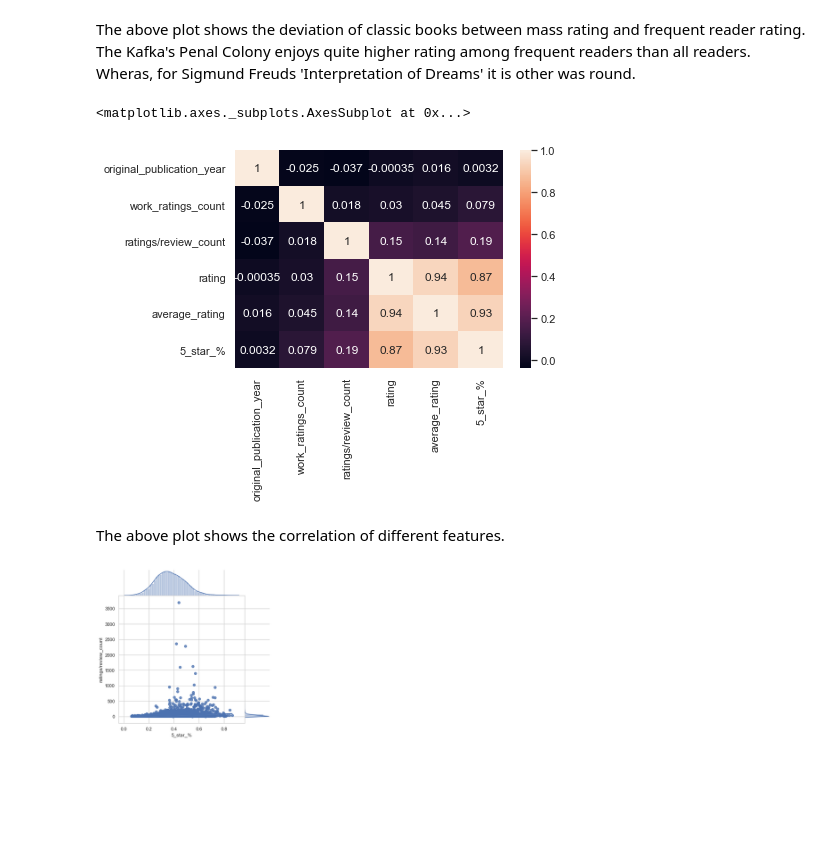
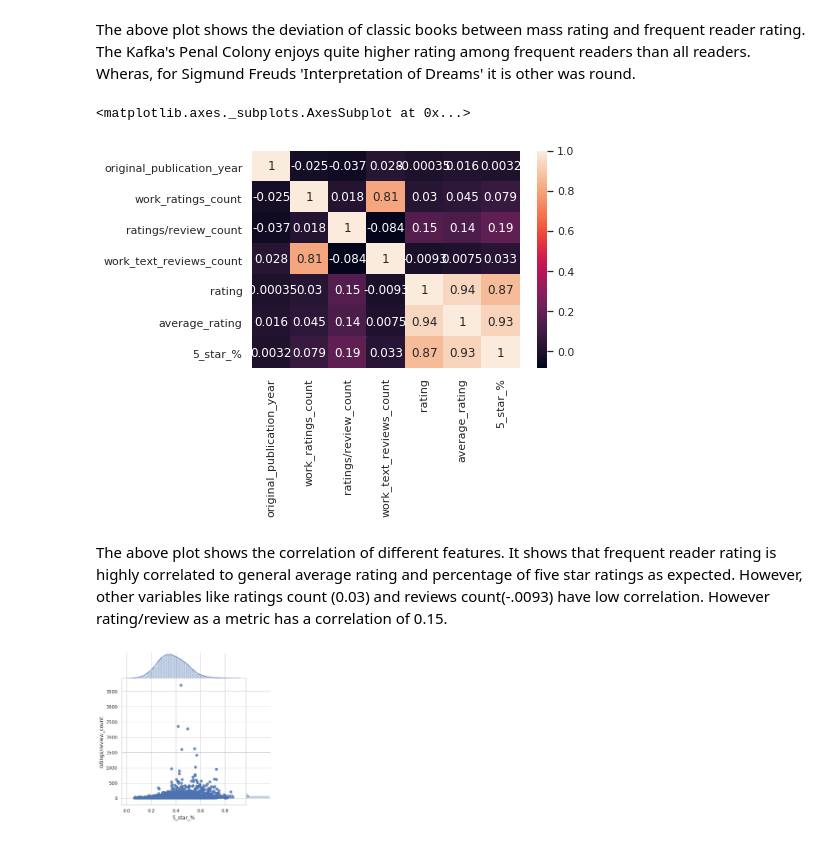
Before and after one commit to kross11480/courses, a Jupyter notebook: goodreads/books_analysis.ipynb, the cells around one changed output. Drawn from its saved outputs; the diff is of its cells as text; code cells hidden in the pictures; blank space fills up the shorter version.

```diff
--- a/goodreads/books_analysis.ipynb
+++ b/goodreads/books_analysis.ipynb
@@ -426,12 +427,12 @@ plt.show()
 The above plot shows the deviation of classic books between mass rating and frequent reader rating. The Kafka's Penal Colony enjoys quite higher rating among frequent readers than all readers. Wheras, for Sigmund Freuds 'Interpretation of Dreams' it is other was round.
 # %%
 df_books = books_summary_expert_rating[['original_publication_year','work_ratings_count',
-                                        'ratings/review_count',
+                                        'ratings/review_count', 'work_text_reviews_count',
                                         'rating','average_rating','5_star_%']]
 
 sns.heatmap(df_books.corr(), annot = True)
 # %% [output]
 <matplotlib.axes._subplots.AxesSubplot at 0x...>
-[figure, old version]
+[figure, new version]
-# %% [markdown]
-The above plot shows the correlation of different features.
+# %% [markdown]
+The above plot shows the correlation of different features. It shows that frequent reader rating is highly correlated to general average rating and percentage of five star ratings as expected. However, other variables like ratings count (0.03) and reviews count(-.0093) have low correlation. However rating/review as a metric has a correlation of 0.15.
```
Also changed, not shown: parts of 11 cells of this notebook, 1 other file.
